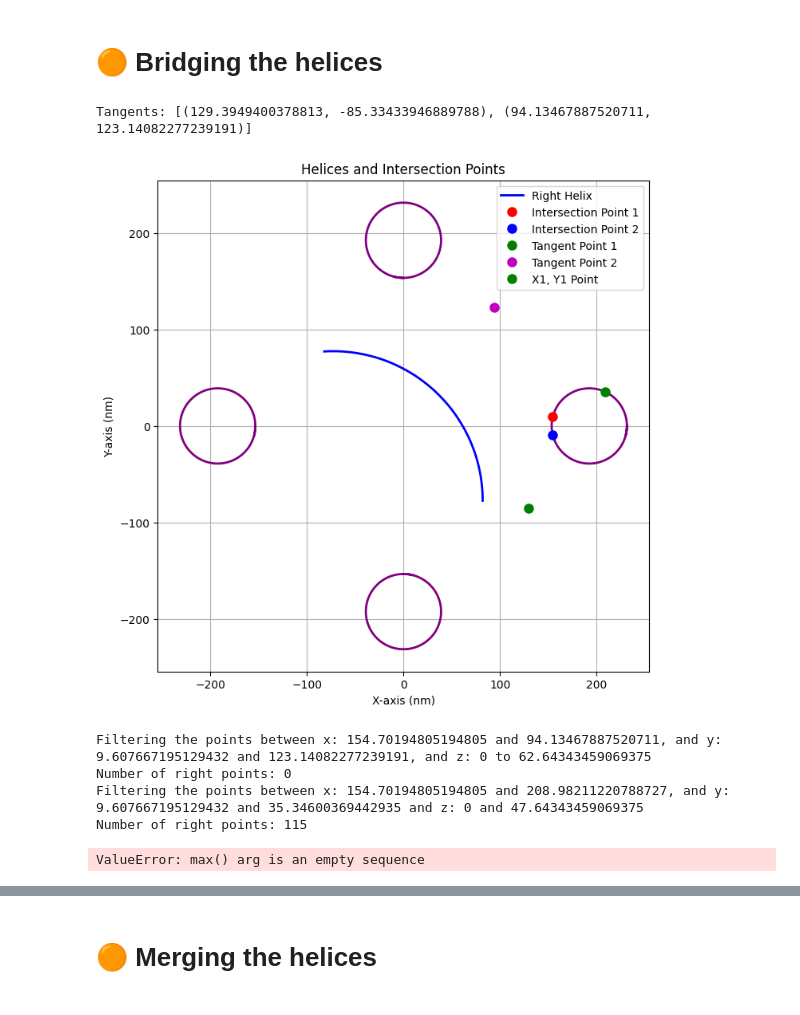
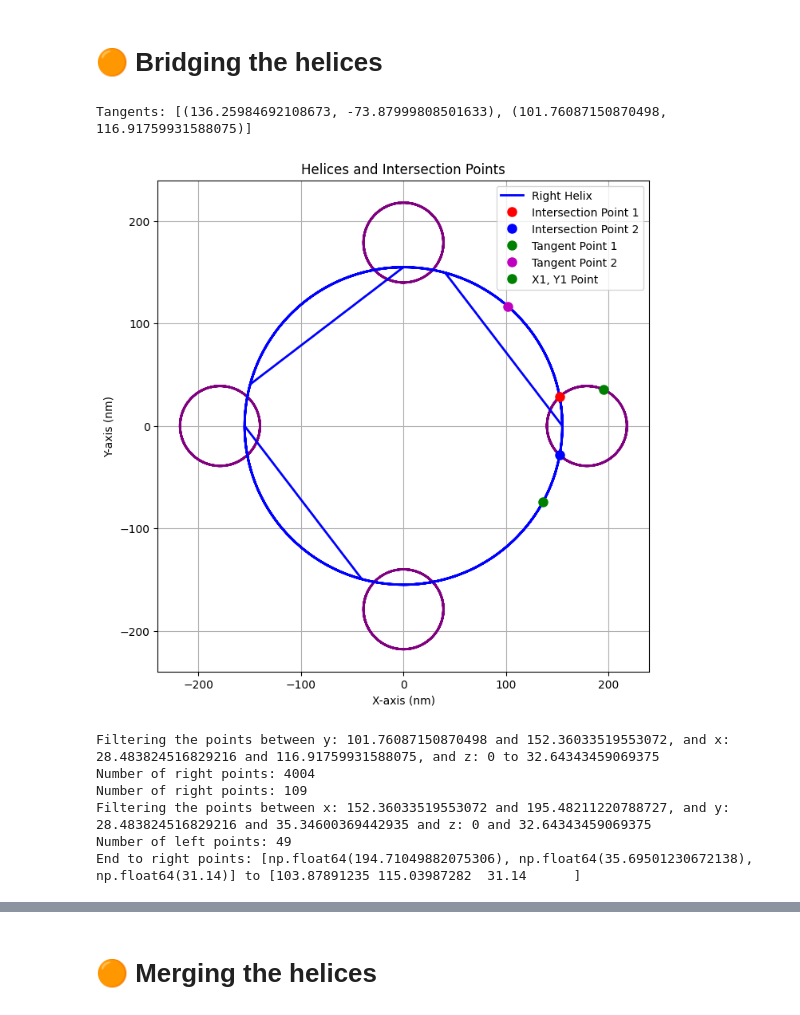
Before and after one commit to rubizarmiento/Chloroplast, a Jupyter notebook: remeshing.ipynb, the cells around one changed output, grey strips where cells are left out. Saved outputs shown, nothing was run; the diff lists cells and outputs as text; code cells hidden in the pictures.

```diff
--- a/remeshing.ipynb
+++ b/remeshing.ipynb
@@ -3327,7 +3338,11 @@ for i, model in enumerate(save):
 # %%
 REWRITE_HELICES = False
 if REWRITE_HELICES:
-    command = "python3 -type union scripts/boolean_meshes.py -f models/model_1.obj models/model_2.obj models/model_3.obj models/model_4.obj models/model_5.obj -o models/merged_helices.obj -ids 0 1 1 1 1"
+    # Save the models
+    save = [combined_left_handed_helices,right_helix_4[0],right_helix_4[1],right_helix_4[2],right_helix_4[3]]
+    for i, model in enumerate(save):
+        model.save(f"{wdir}/models/model_{i+1}.obj")
+    command = "python3 scripts/boolean_meshes.py -type union -f models/model_1.obj models/model_2.obj models/model_3.obj models/model_4.obj models/model_5.obj -o models/merged_helices.obj -ids 0 1 1 1 1"
     result = os.system(command)
     if result == 0:
         print("MODELS MERGED SUCCESFULLY.")
@@ -3374,7 +3371,7 @@ pitch_positions = []
 start = -total_height_helix/2
 end = total_height_helix/2
 pitch_positions = np.arange(start, end, pitch_left)
-plane_size = 500
+plane_size = 250
 
 print(f"Pitch positions: {pitch_positions}")
 # %% [output]
@@ -3382,5 +3379,5 @@ Pitch positions: [-32.5         30.14343459]
 # %%
-box = pv.Box(bounds=[-plane_size, plane_size, -plane_size, plane_size, -height_granum/2, height_granum/2])
+box = pv.Box(bounds=[-plane_size, plane_size, -plane_size, plane_size, -height_granum/2, height_granum/2],level=250)
 box.points[:, 2] += pitch_left/2 + pitch_positions[0] # Move the plane to the correct z position
 combined_pitch_boxes = box.copy()
 
@@ -3393,5 +3390,18 @@ for i in range(len(pitch_positions)):
         copy_plane.points[:, 2] += pitch_left*i  # Move the plane to the correct z position
         combined_pitch_boxes += copy_plane
 
-fifth_box = box.copy()
-fifth_box.points[:, 2] += pitch_left*4 # To be used later
+middle_pitch_index = len(pitch_positions) // 2
+print(f"Middle pitch index: {middle_pitch_index}, Pitch value: {pitch_positions[middle_pitch_index]}")
+pitch_closest_to_zero = pitch_positions[0]
+index_closest_to_zero = 0
+for i, pitch in enumerate(pitch_positions):
+    if abs(pitch) < abs(pitch_closest_to_zero):
+        pitch_closest_to_zero = pitch
+        index_closest_to_zero = i
+print(f"Pitch closest to zero: {pitch_closest_to_zero} at index {index_closest_to_zero}")
+# Create a box for the pitch closest to zero
+center_box = box.copy()
+# Move the box to the correct z position
+center_box.points[:, 2] += pitch_left*middle_pitch_index  # Move the plane to the correct z position
+
+avg_area, std_area = mesh_resolution(center_box)
@@ -3439,49 +3458,48 @@ print("Tangents:", tangents)
 fig, ax = plt.subplots(figsize=(8, 8))
 # Plot the left-handed helix
 for i in range(len(array_left_outer_helices)):
     helix = array_left_outer_helices[i].points
     ax.plot(helix[:, 0], helix[:, 1], color='purple', linewidth=2, label='Left Helix' if helix is array_left_outer_helices[0] else "")
 
 # Plot the right-handed helix
-ax.plot(helix_points_outer.points[:, 0], helix_points_outer.points[:, 1], color='blue', linewidth=2, label='Right Helix')
+ax.plot(combined_right_outer_helices.points[:, 0], combined_right_outer_helices.points[:, 1], color='blue', linewidth=2, label='Right Helix')
 # Plot the intersection points
 ax.plot(intersections[0][0], intersections[0][1], 'ro', markersize=8, label='Intersection Point 1')
 ax.plot(intersections[1][0], intersections[1][1], 'bo', markersize=8, label='Intersection Point 2')
 
 # Plot the second tangent points
 ax.plot(tangents[0][0], tangents[0][1], 'go', markersize=8, label='Tangent Point 1')
 ax.plot(tangents[1][0], tangents[1][1], 'mo', markersize=8, label='Tangent Point 2')
 
 # Plot the x1, y1 point
 ax.plot(x1, y1, 'go', markersize=8, label='X1, Y1 Point')
 # Set equal aspect ratio
 ax.set_aspect('equal', adjustable='box')
 # Set labels and title
 ax.set_xlabel('X-axis (nm)')
 ax.set_ylabel('Y-axis (nm)')
 ax.set_title('Helices and Intersection Points')
 # Add grid
 ax.grid(True)
 # Add legend
 ax.legend()
 # Show the plot
 plt.show()
 # %% [output]
-Tangents: [(129.3949400378813, -85.33433946889788), (94.13467887520711, 123.14082277239191)]
+Tangents: [(136.25984692108673, -73.87999808501633), (101.76087150870498, 116.91759931588075)]
-[figure, old version]
+[figure, new version]
 # %%
 #right points are higer than intersection 1 y and lower than tangent 2 y and within intersection 1 x and tangent 2 x
 right_points = []
-print(f"Filtering the points between x: {intersections[0][0]} and {tangents[1][0]}, and y: {intersections[0][1]} and {tangents[1][1]}, and z: 0 to {pitch_left}")
+print(f"Filtering the points between y: {tangents[1][0]} and {intersections[0][0]}, and x: {intersections[0][1]} and {tangents[1][1]}, and z: 0 to {pitch_left-height_granum*2}")
+print(f"Number of right points: {len(combined_right_outer_helices.points)}")
 
-for point in helix_points_outer.points:
+for point in combined_right_outer_helices.points:
     if (point[1] > intersections[0][1] and point[1] < tangents[1][1] and
-        point[0] < intersections[0][0] and point[0] > tangents[1][0] and
-        point[2] >= 0 and point[2] <= pitch_left-height_granum*2):
+        point[0] > tangents[1][0] and point[0] < intersections[0][0] and
+        point[2] >= 0 and point[2] <= pitch_left/2):
         right_points.append(point)
-
 print(f"Number of right points: {len(right_points)}")
-
 
 # The left points are higher than intersection 1 y and lower than y1 and within intersection 1 x and point x1 and z0 and pitch_left
 # Move spline
@@ -3489,13 +3507,13 @@ print(f"Number of right points: {len(right_points)}")
 
 
 left_points = []
-print(f"Filtering the points between x: {intersections[0][0]} and {x1}, and y: {intersections[0][1]} and {y1} and z: 0 and {pitch_left-height_granum}")
+print(f"Filtering the points between x: {intersections[0][0]} and {x1}, and y: {intersections[0][1]} and {y1} and z: 0 and {pitch_left-height_granum*2}")
 for point in array_left_outer_helices[1].points:
     if (point[1] >= intersections[0][1] and point[1] and
         point[0] >= intersections[0][0] and point[0] <= x1 and
-        point[2] >= 0 and point[2] <= pitch_left-height_granum*2):
+        point[2] >= 0 and point[2] <= pitch_left/2):
         left_points.append(point)
-print(f"Number of right points: {len(left_points)}")
+print(f"Number of left points: {len(left_points)}")
 
 
 # Line between x1, y1 and tangent 2 with 10 segments
@@ -3503,16 +3521,18 @@ print(f"Number of right points: {len(left_points)}")
 # Create a line between the points (x1, y1) and tangent 2
 # Get right point with the highest z
 highest_z_r = max(right_points, key=lambda point: point[2])
+lowest_z_r = min(right_points, key=lambda point: point[2])
 highest_z_l = max(left_points, key=lambda point: point[2])
 dz = highest_z_r[2] - highest_z_l[2]
 end_point= [ highest_z_l[0], highest_z_l[1], highest_z_l[2]+dz]
-
-
 end_to_right = line_between_points(end_point, highest_z_r, n_segments=100)
 left_to_end = line_between_points(highest_z_l, end_point, n_segments=100)
+
+print(f"End to right points: {end_point} to {highest_z_r}")
 # %% [output]
-Filtering the points between x: 154.70194805194805 and 94.13467887520711, and y: 9.607667195129432 and 123.14082277239191, and z: 0 to 62.64343459069375
-Number of right points: 0
-Filtering the points between x: 154.70194805194805 and 208.98211220788727, and y: 9.607667195129432 and 35.34600369442935 and z: 0 and 47.64343459069375
-Number of right points: 115
+Filtering the points between y: 101.76087150870498 and 152.36033519553072, and x: 28.483824516829216 and 116.91759931588075, and z: 0 to 32.64343459069375
+Number of right points: 4004
+Number of right points: 109
+Filtering the points between x: 152.36033519553072 and 195.48211220788727, and y: 28.483824516829216 and 35.34600369442935 and z: 0 and 32.64343459069375
+Number of left points: 49
+End to right points: [np.float64(194.71049882075306), np.float64(35.69501230672138), np.float64(31.14)] to [103.87891235 115.03987282  31.14      ]
-ValueError: max() arg is an empty sequence
```
Also changed, not shown: parts of 48 cells of this notebook, 2 other files.
